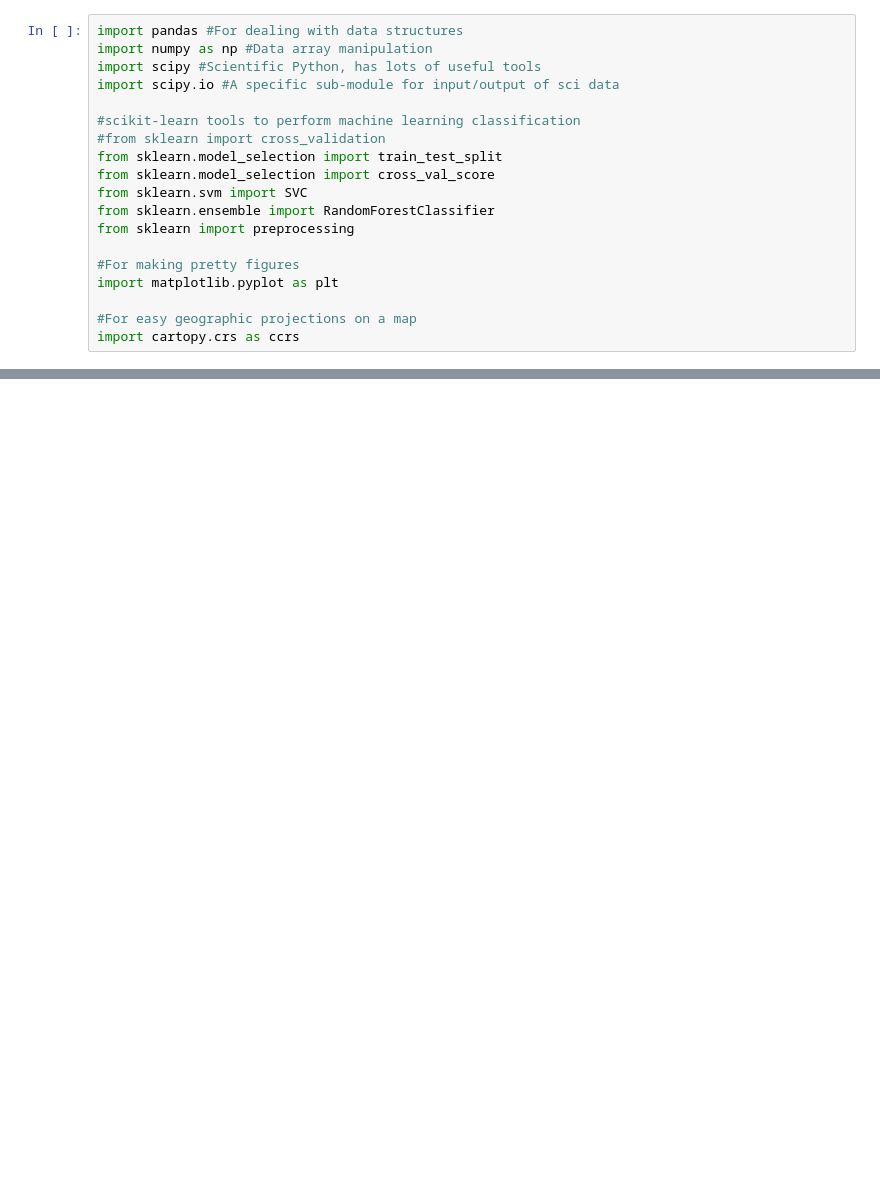
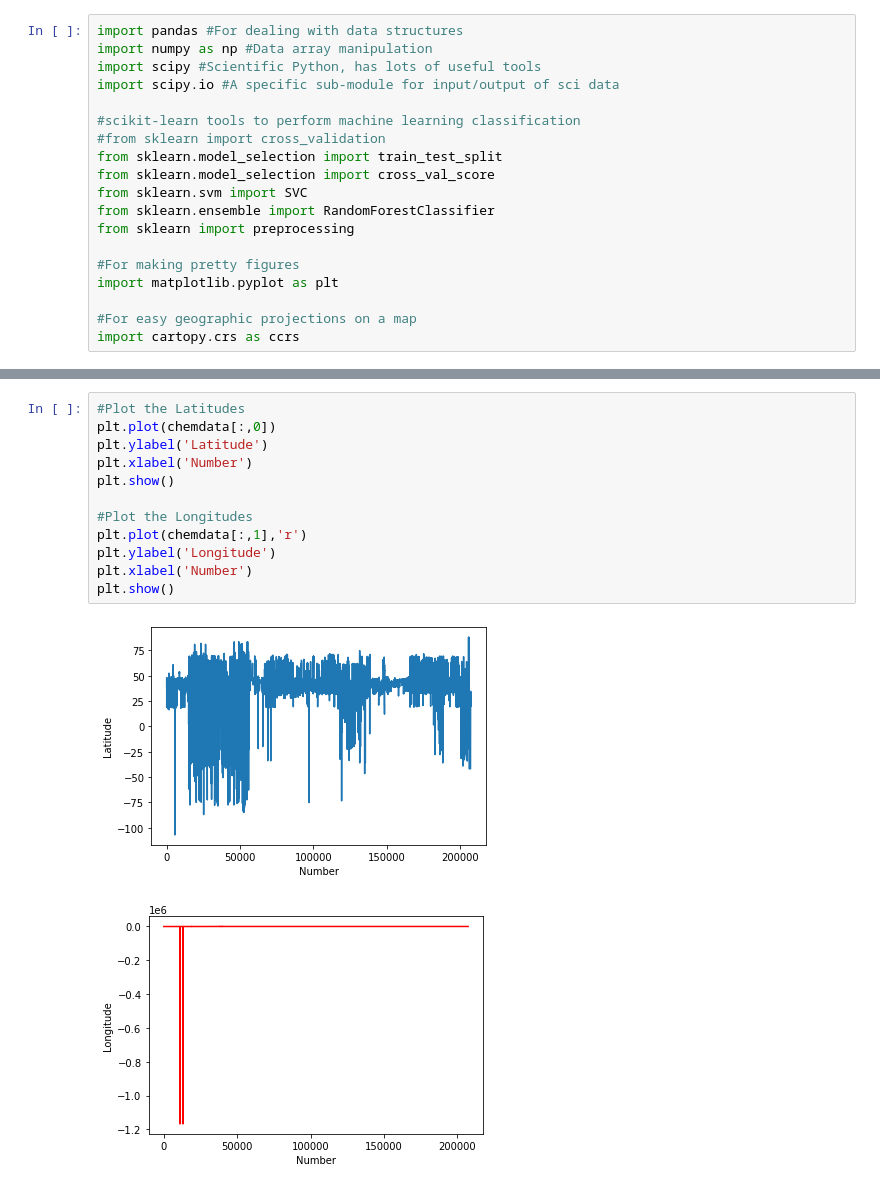
Before and after one commit to natbutter/geohack, a Jupyter notebook: geohack.ipynb, the cells around one changed output, grey strips where cells are left out. Drawn from its saved outputs; the diff is of its cells as text; blank space fills up the shorter version.

```diff
--- a/geohack.ipynb
+++ b/geohack.ipynb
@@ -65,0 +346,15 @@ some cahnges
+# %%
+#Plot the Latitudes
+plt.plot(chemdata[:,0])
+plt.ylabel('Latitude')
+plt.xlabel('Number')
+plt.show()
+
+#Plot the Longitudes
+plt.plot(chemdata[:,1],'r')
+plt.ylabel('Longitude')
+plt.xlabel('Number')
+plt.show()
+# %% [output]
+[figure, added]
+[figure, added]
```
Also changed, not shown: parts of 40 cells of this notebook.
